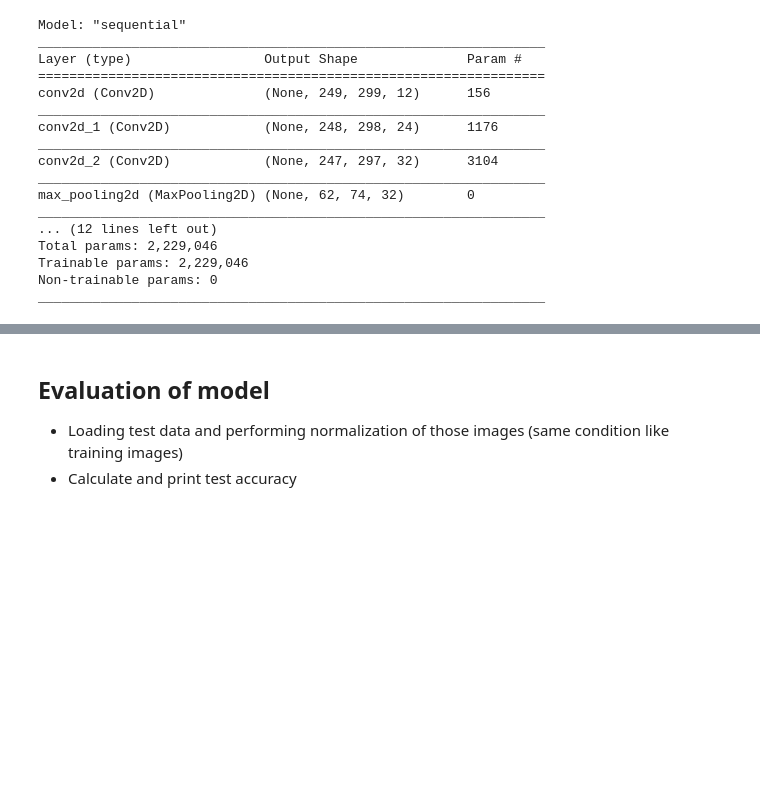
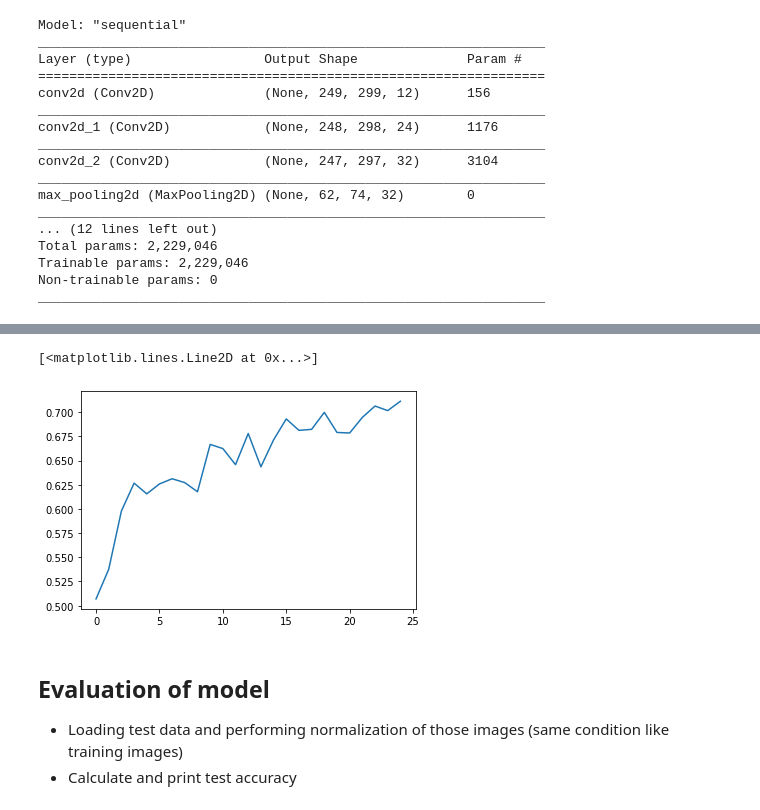
Before and after one commit to verenateufl/CleanCarChecker, a Jupyter notebook: CleanCarChecker/CleanCarChecker.ipynb, the cells around one changed output, grey strips where cells are left out. Drawn from its saved outputs; the diff is of its cells as text; code cells hidden in the pictures; blank space fills up the shorter version.

```diff
--- a/CleanCarChecker/CleanCarChecker.ipynb
+++ b/CleanCarChecker/CleanCarChecker.ipynb
@@ -173,3 +188,8 @@ plt.plot(history.history['loss'])
+# %%
+plt.plot(history.history['accuracy'])
+# %% [output]
+[<matplotlib.lines.Line2D at 0x...>]
+[figure, added]
 # %% [markdown]
 ## Evaluation of model
 * Loading test data and performing normalization of those images (same condition like training images)
```
Also changed, not shown: parts of 18 cells of this notebook.
